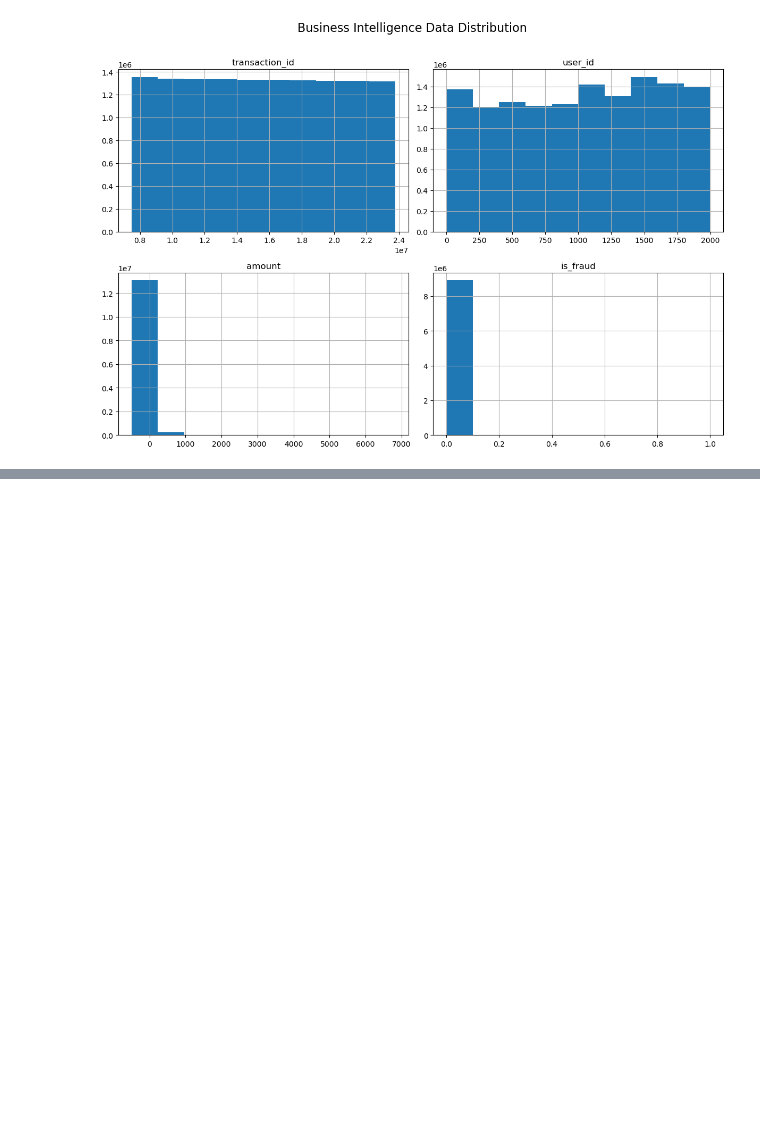
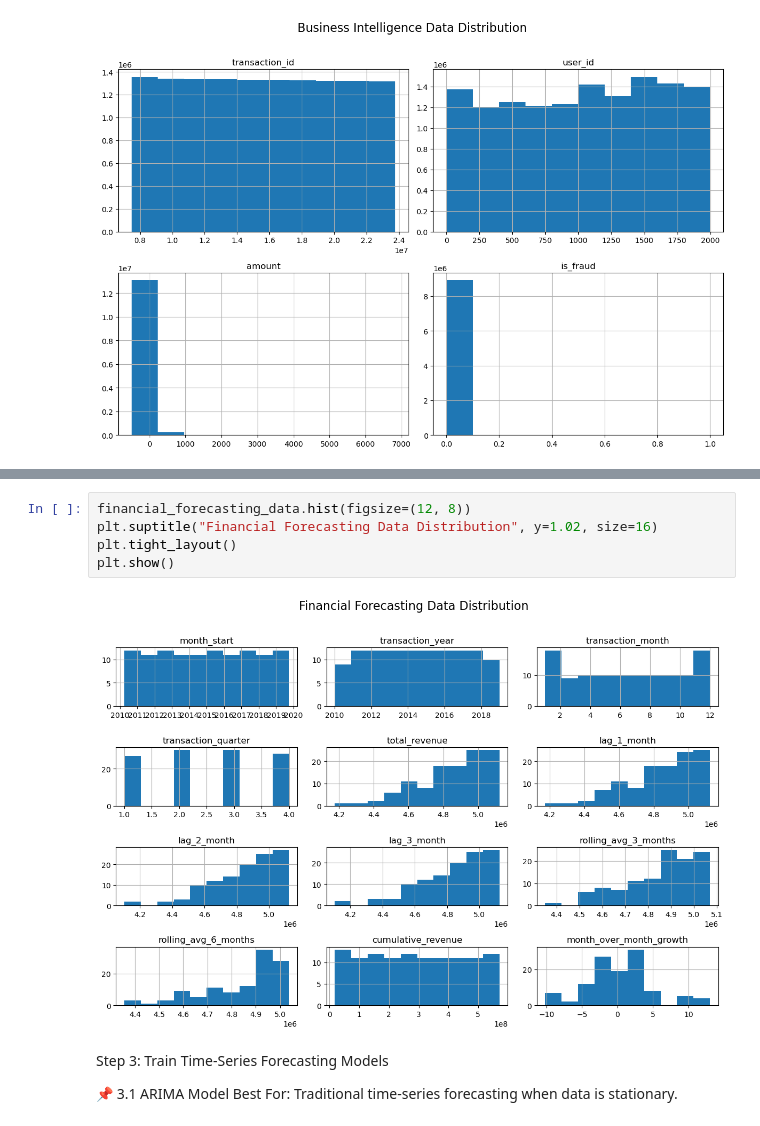
Before and after one commit to TeslimAdeyanju/15-Portfolio-Financial-Data-Analytics-Forecasting-Variance-Analysis, a Jupyter notebook: Financial-Data-Analytics-Forecasting-Variance-Analysis.ipynb, the cells around one changed output, grey strips where cells are left out. Saved outputs shown, nothing was run; the diff lists cells and outputs as text; blank space fills up the shorter version.

```diff
--- a/Financial-Data-Analytics-Forecasting-Variance-Analysis.ipynb
+++ b/Financial-Data-Analytics-Forecasting-Variance-Analysis.ipynb
@@ -1329,0 +1477,12 @@ plt.show()
+# %%
+financial_forecasting_data.hist(figsize=(12, 8))
+plt.suptitle("Financial Forecasting Data Distribution", y=1.02, size=16)
+plt.tight_layout()
+plt.show()
+# %% [output]
+[figure, added]
+# %% [markdown]
+Step 3: Train Time-Series Forecasting Models
+
+📌 3.1 ARIMA Model
+Best For: Traditional time-series forecasting when data is stationary.
```
Also changed, not shown: parts of 11 cells of this notebook.
